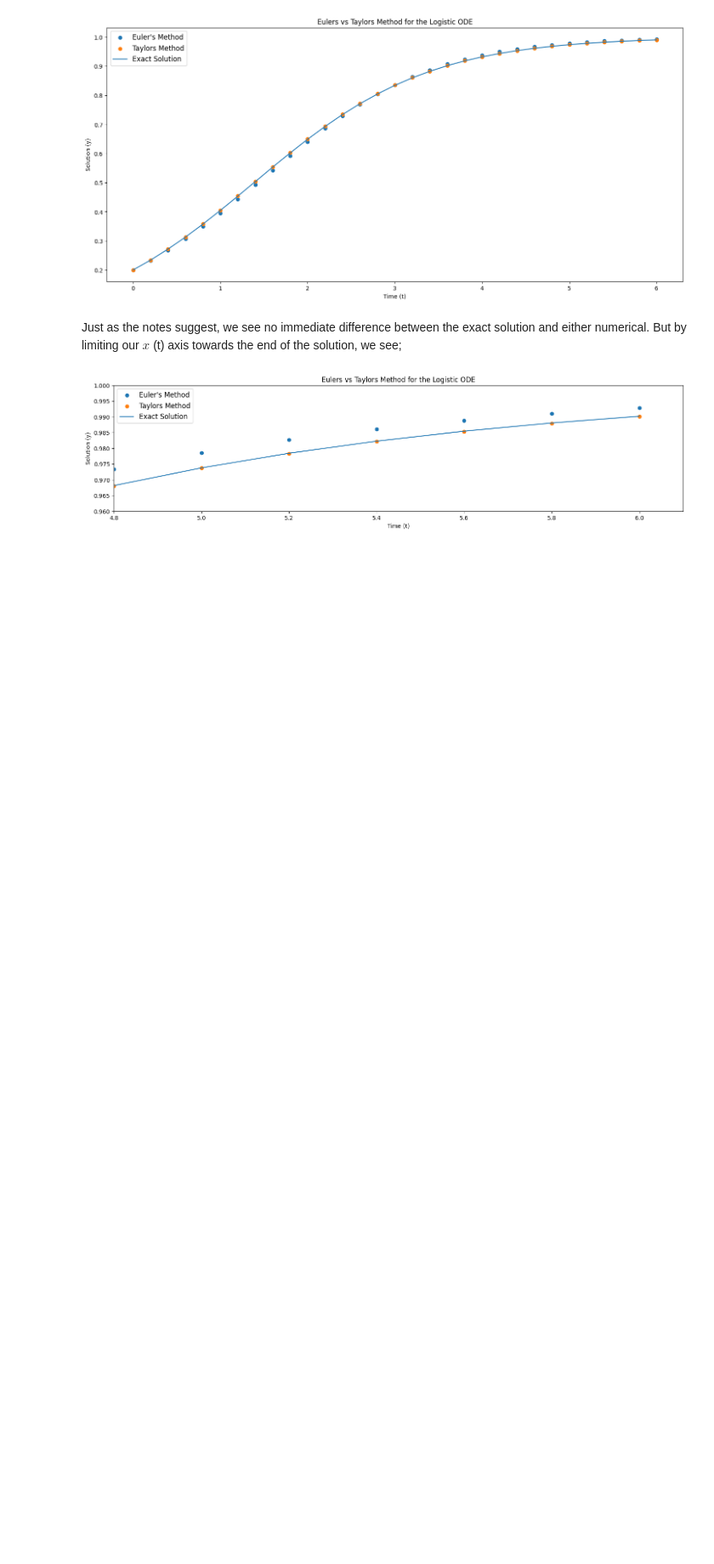
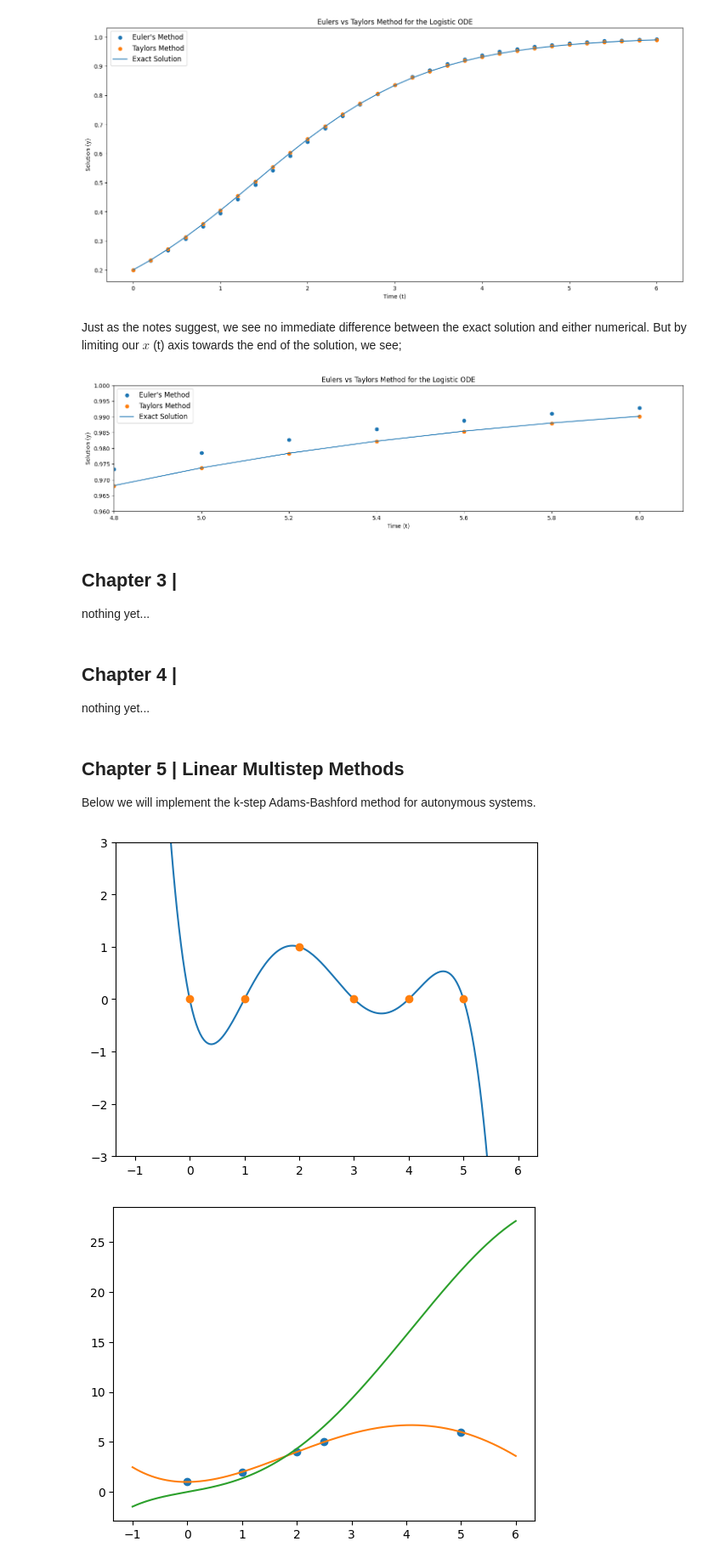
Before and after one commit to sepee/NuODE-Examples, a Jupyter notebook: Numerical ODE Examples.ipynb, the cells around one changed output. Shown at 85% size. Cells and saved outputs as stored; diff of their text form; code cells hidden in the pictures; blank space fills up the shorter version.

Commit message:
added adams bashford method derivation for arbitrary order

```diff
--- a/Numerical ODE Examples.ipynb
+++ b/Numerical ODE Examples.ipynb
@@ -242,3 +242,78 @@ ax.legend = plt.legend(loc = "best", fontsize = "large")
 plt.show()
 # %% [output]
 [figure]
+# %% [markdown]
+## Chapter 3 |
+nothing yet...
+# %% [markdown]
+## Chapter 4 |
+nothing yet...
+# %% [markdown]
+## Chapter 5 | Linear Multistep Methods
+
+Below we will implement the k-step Adams-Bashford method for autonymous systems.
+# %%
+import sympy
+from sympy import poly
+from sympy.abc import t
+
+def lagrange_poly(c, i):
+    '''
+    c : array of nodes
+    i : index of the node c_i such that l(c_i) = 1
+    '''
+
+    l = 1
+    c_i = c[i]
+
+    for j in range(len(c)):
+        if(i != j):
+            l *= poly(t - c[j]) / (c_i - c[j])
+
+    return l
+
+def interpolating_poly(points):
+    '''
+    points should be a k \times 2 numpy array of points (t_i, y_i)
+    '''
+
+    l = 0
+
+    for i in range(len(points)):
+        l_i = lagrange_poly(points[:, 0], i)
+        l += l_i * points[i, 1]
+
+    return l
+
+# visualising lagrange polynomials
+
+i = 2
+
+nodes = [0,1,2,3,4,5]
+node_y_values = np.zeros(len(nodes))
+node_y_values[i] = 1
+
+x_values = np.linspace(nodes[0] - 1, nodes[-1] + 1,201)
+
+l_i = lagrange_poly(nodes, i)
+
+plt.plot(x_values, [l_i.subs(t, x) for x in x_values])
+plt.plot(nodes, node_y_values, "o")
+plt.ylim(-3, 3)
+plt.show()
+
+# visualising interpolating polynomials:
+
+points = np.array([[0,1], [1,2], [2,4], [2.5,5], [5,6]])
+
+l_interpolating = interpolating_poly(points)
+l_interpolating_integral = sympy.integrate(l_interpolating, t)
+
+plt.plot(points[:,0], points[:,1], "o")
+plt.plot(x_values, [l_interpolating.subs(t, x) for x in x_values])
+plt.plot(x_values, [l_interpolating_integral.subs(t, x) for x in x_values])
+
+plt.show()
+# %% [output]
+[figure, added]
+[figure, added]
```
Also changed, not shown: parts of 1 cell of this notebook.
